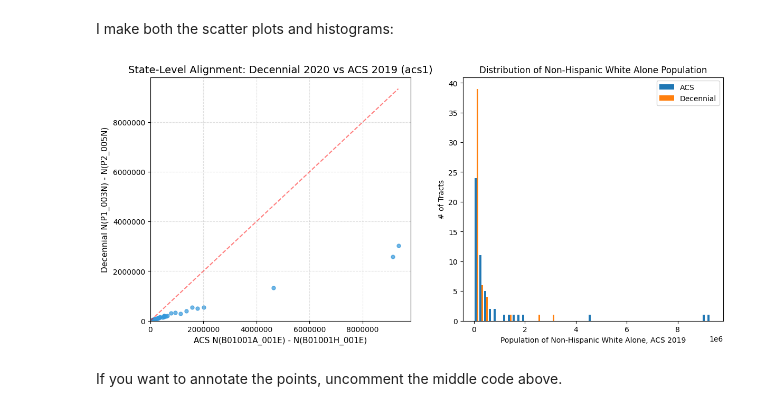
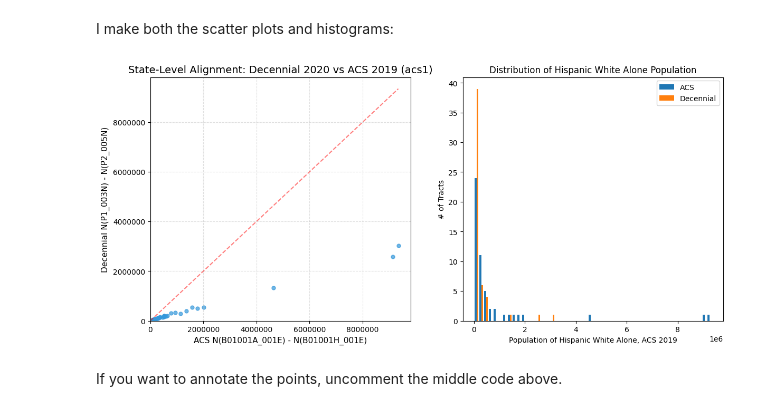
Before and after one commit to mggg/census, a Jupyter notebook: Replicationnotebook.ipynb, the cells around one changed output. Cells and saved outputs as stored; diff of their text form; code cells hidden in the pictures.

```diff
--- a/Replicationnotebook.ipynb
+++ b/Replicationnotebook.ipynb
@@ -338,36 +333,36 @@ axs[0].plot([0, max_val], [0, max_val], 'r--', alpha=0.5, label='y = x')
 #    if pd.notna(row['State_Name']) and row['State_Name'] in states_to_label:
 #        # Shift text slightly so it doesn't overlap the dot
 #        axs[0].annotate(
 #            f"{row['State_Name']}, United States",
 #            (row['ACS_HWA'], row['DEC_HWA']),
 #            fontsize=8,
 #            xytext=(-5, 5),
 #            textcoords='offset points',
 #            ha='right'
 #        )
 
 # Format the plot
 axs[0].set_title('State-Level Alignment: Decennial 2020 vs ACS 2019 (acs1)', fontsize=14)
 axs[0].set_xlabel('ACS N(B01001A_001E) - N(B01001H_001E)', fontsize=11)
 axs[0].set_ylabel('Decennial N(P1_003N) - N(P2_005N)', fontsize=11)
 
 # Format axes to use non-scientific notation or match math bounds
 axs[0].ticklabel_format(style='plain', axis='both')
 axs[0].grid(True, linestyle='--', alpha=0.4)
 axs[0].set_xlim(left=0)
 axs[0].set_ylim(bottom=0)
 
 #Right plot: bar graph
 
 axs[1].hist([merged_state['ACS_HWA'], merged_state['DEC_HWA']], bins=50, label=['ACS', 'Decennial'])
-axs[1].set_title('Distribution of Non-Hispanic White Alone Population')
-axs[1].set_xlabel('Population of Non-Hispanic White Alone, ACS 2019')
+axs[1].set_title('Distribution of Hispanic White Alone Population')
+axs[1].set_xlabel('Population of Hispanic White Alone, ACS 2019')
 axs[1].set_ylabel('# of Tracts')
 axs[1].legend()
 
 plt.show()
 # %% [output]
-[figure, old version]
+[figure, new version]
 # %% [markdown]
 If you want to annotate the points, uncomment the middle code above.
 # %% [markdown]
```
Also changed, not shown: parts of 14 cells of this notebook.
